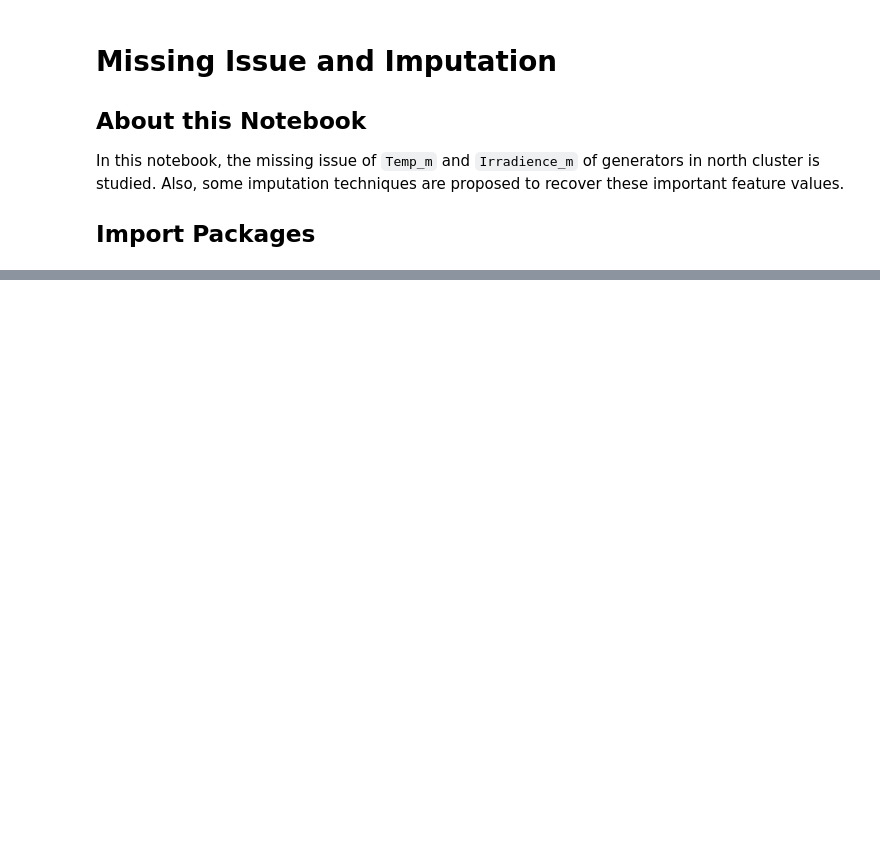
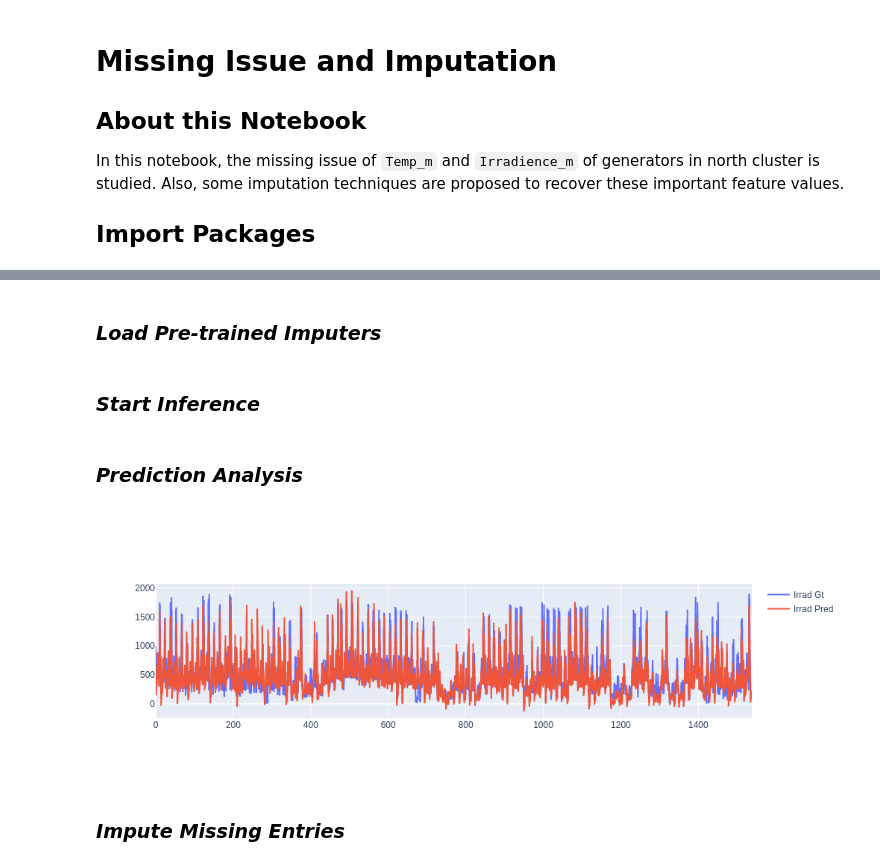
Before and after one commit to JiangJiaWei1103/Solar-Power-Generation-Forecasting, a Jupyter notebook: notebooks/impute.ipynb, the cells around one changed output, grey strips where cells are left out. Saved outputs shown, nothing was run; the diff lists cells and outputs as text; code cells hidden in the pictures; blank space fills up the shorter version.

Commit message:
feat: Robust imputers for Irradiance_m and Temp_m

```diff
--- a/notebooks/impute.ipynb
+++ b/notebooks/impute.ipynb
@@ -447,0 +196,3 @@ test.to_csv("./data/processed/0603/test_imputed.csv", index=False)
+# %%
+with open(os.path.join(artif_path, "config/dp.yaml"), "r") as f:
+    dp_cfg = yaml.full_load(f)
@@ -447,0 +255,36 @@ test.to_csv("./data/processed/0603/test_imputed.csv", index=False)
+# %%
+feats = [f for f in dp_cfg["feats"] if f != "Date"] + ["Month"]
+X_s = train_s[feats]
+X_n = train_n[feats]
+X_test = test[feats]
+# %% [markdown]
+### *Load Pre-trained Imputers*
+# %%
+models = []
+model_path = os.path.join(artif_path, "models", "whole")
+for model_file in sorted(os.listdir(model_path)):
+    with open(os.path.join(model_path, model_file), "rb") as f:
+        models.append(pickle.load(f))
+# %% [markdown]
+### *Start Inference*
+# %%
+train_s[f"{TASK}_pred"] = 0
+train_n[f"{TASK}_pred"] = 0
+test[f"{TASK}_pred"] = 0
+
+for model in models:
+    train_s[f"{TASK}_pred"] += model.predict(X_s) / 5
+    train_n[f"{TASK}_pred"] += model.predict(X_n) / 5
+    test[f"{TASK}_pred"] += model.predict(X_test) / 5
+# %% [markdown]
+### *Prediction Analysis*
+# %%
+fig = go.Figure()
+
+fig.add_trace(go.Scatter(x=test.index, y=test[TASK], mode="lines", name=f"{TASK} Gt"))
+fig.add_trace(go.Scatter(x=test.index, y=test[f"{TASK}_pred"], mode="lines", name=f"{TASK} Pred"))
+fig.show()
+# %% [output]
+[figure, added]
+# %% [markdown]
+### *Impute Missing Entries*
```
Also changed, not shown: parts of 67 cells of this notebook, 1 other file.
